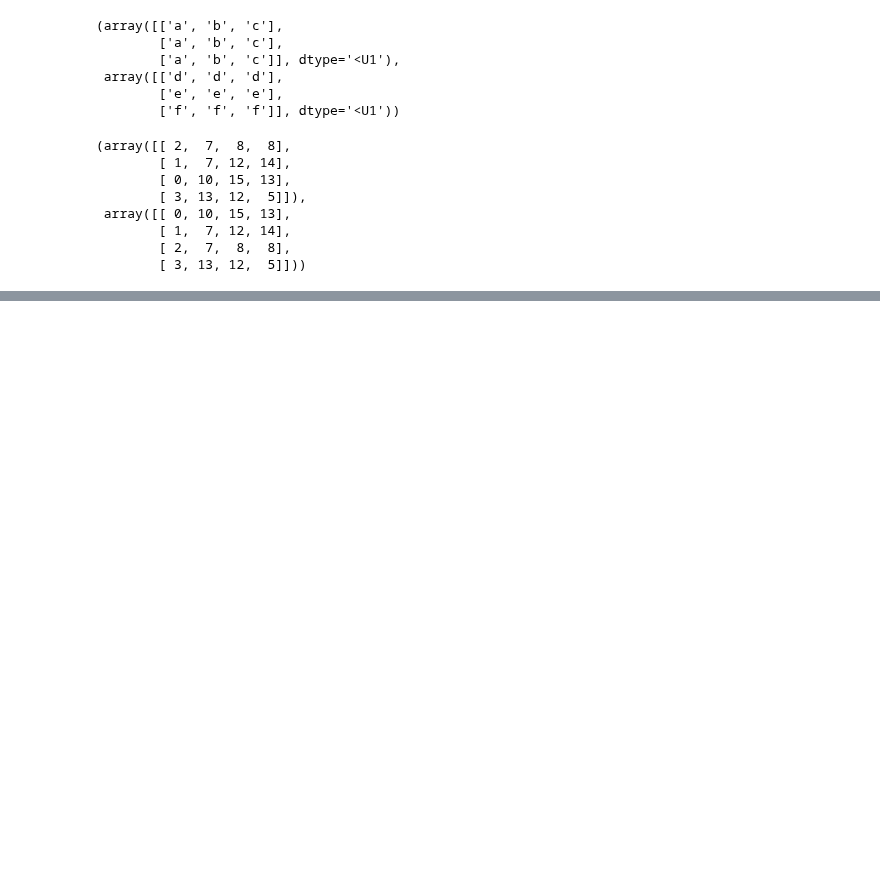
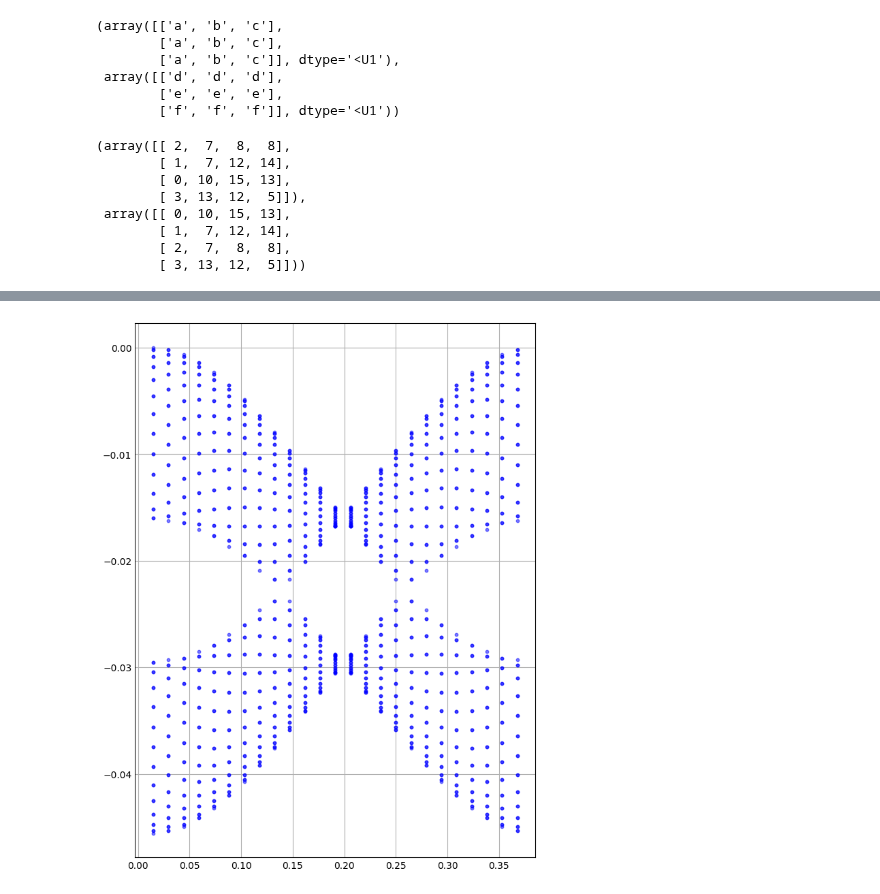
Before and after one commit to ChriGomm/master, a Jupyter notebook: numerics/dip_dip.ipynb, the cells around one changed output, grey strips where cells are left out. Saved outputs shown, nothing was run; the diff lists cells and outputs as text; code cells hidden in the pictures; blank space fills up the shorter version.

```diff
--- a/numerics/dip_dip.ipynb
+++ b/numerics/dip_dip.ipynb
@@ -250,0 +544,11 @@ d, np.array(sorted(d, key=lambda x: x[0]))
+# %%
+fig, ax  = plt.subplots(figsize=(6, 8))
+
+for i in range(grid_size):
+    for j in range(grid_size):
+        for h in range(2):
+            ax.scatter(2/np.pi/np.sqrt(3)*k_index[i], eigenvals[h, i, j], color='blue', s=10, alpha=0.5)
+
+plt.show()
+# %% [output]
+[figure, added]
```
Also changed, not shown: parts of 7 cells of this notebook, 34 other files.
